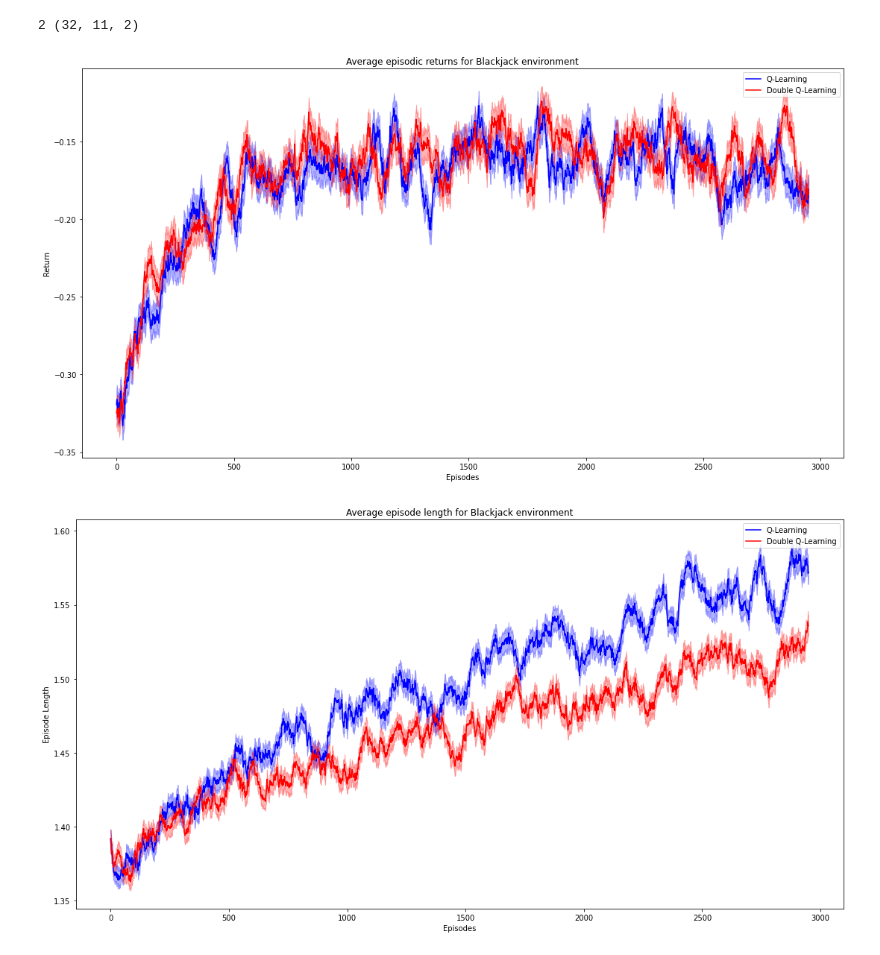
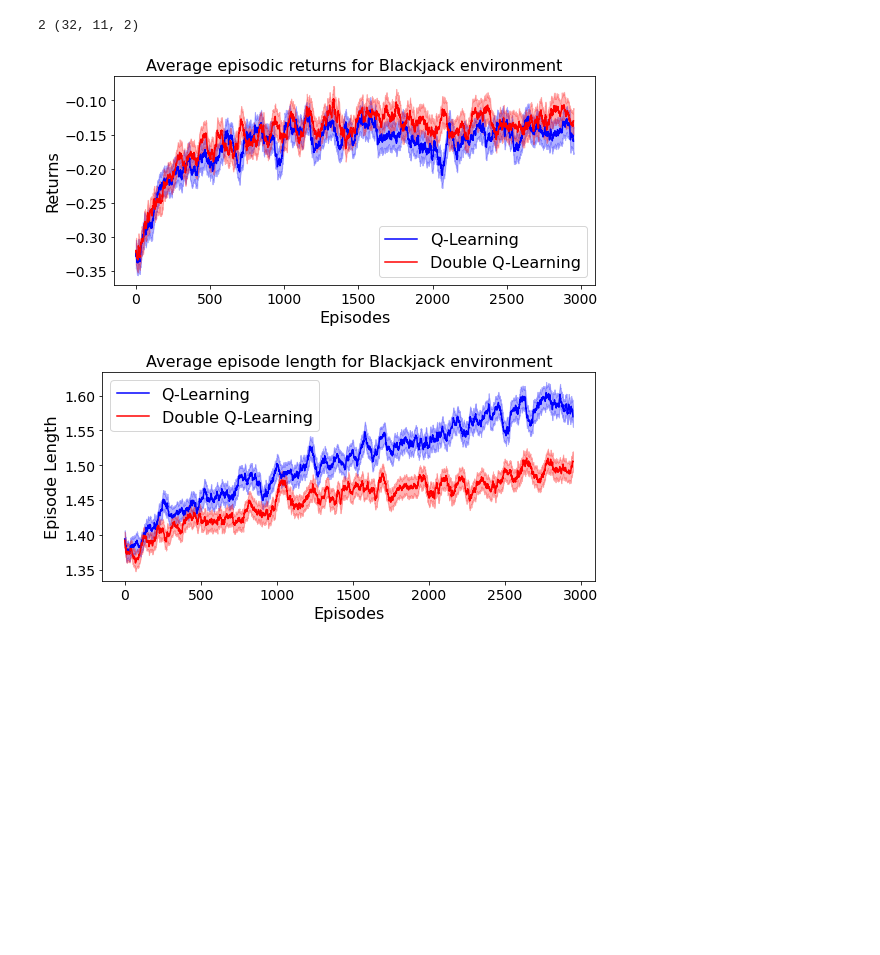
Before and after one commit to romnn/double-Q-learning, a Jupyter notebook: notebooks/blackjack.ipynb, the cells around one changed output. Cells and saved outputs as stored; diff of their text form; code cells hidden in the pictures; blank space fills up the shorter version.

```diff
--- a/notebooks/blackjack.ipynb
+++ b/notebooks/blackjack.ipynb
@@ -18,40 +21,42 @@ print(env.nA, env.nS)
 # %%
 params = dict(
     num_episodes=3000,
-    repetitions=100,
+    repetitions=1_00,
     reduction = "mean",
     # hyperparameters
-    discount_factor=1.0,
-    alpha=0.1,
+    discount_factor=0.99,
+    # alpha is different for q learning and double q learning
     epsilon=0.1,
 )
-smoothing_radius = 50
 # %%
-ep_lengths_q_learning, ep_returns_q_learning = optim.q_learning(env, **params)
-ep_lengths_dbl_q_learning, ep_returns_dbl_q_learning = optim.double_q_learning(env, **params)
+ep_lengths_q_learning, ep_returns_q_learning = optim.q_learning(env, alpha=0.1, **params)
+ep_lengths_dbl_q_learning, ep_returns_dbl_q_learning = optim.double_q_learning(env, alpha=0.05, **params)
 # %%
-plots.plot_values([
+smoothing_radius = 50
+confidence_band_scale=0.02
+
+_ = plots.plot_values([
         (dict(label="Q-Learning", color="blue"), ep_returns_q_learning),
         (dict(label="Double Q-Learning", color="red"), ep_returns_dbl_q_learning),
     ],
     smoothing_radius=smoothing_radius,
     title="Average episodic returns for Blackjack environment",
-    confidence_band_scale=0.01,
+    confidence_band_scale=confidence_band_scale,
     legend=True,
-    xlabel="Episodes", ylabel="Return",
+    xlabel="Episodes", ylabel="Returns",
     savefig="../figs/blackjack_average_episodic_returns.pdf",
 )
-plots.plot_values([
+_ = plots.plot_values([
         (dict(label="Q-Learning", color="blue"), ep_lengths_q_learning),
         (dict(label="Double Q-Learning", color="red"), ep_lengths_dbl_q_learning),
     ],
     smoothing_radius=smoothing_radius,
     title="Average episode length for Blackjack environment",
-    confidence_band_scale=0.01,
+    confidence_band_scale=confidence_band_scale,
     legend=True,
     xlabel="Episodes", ylabel="Episode Length",
     savefig="../figs/blackjack_average_episode_length.pdf"
 )
 # %% [output]
-[figure, old version]
+[figure, new version]
-[figure, old version]
+[figure, new version]
```
Also changed, not shown: parts of 1 cell of this notebook, 27 other files.
